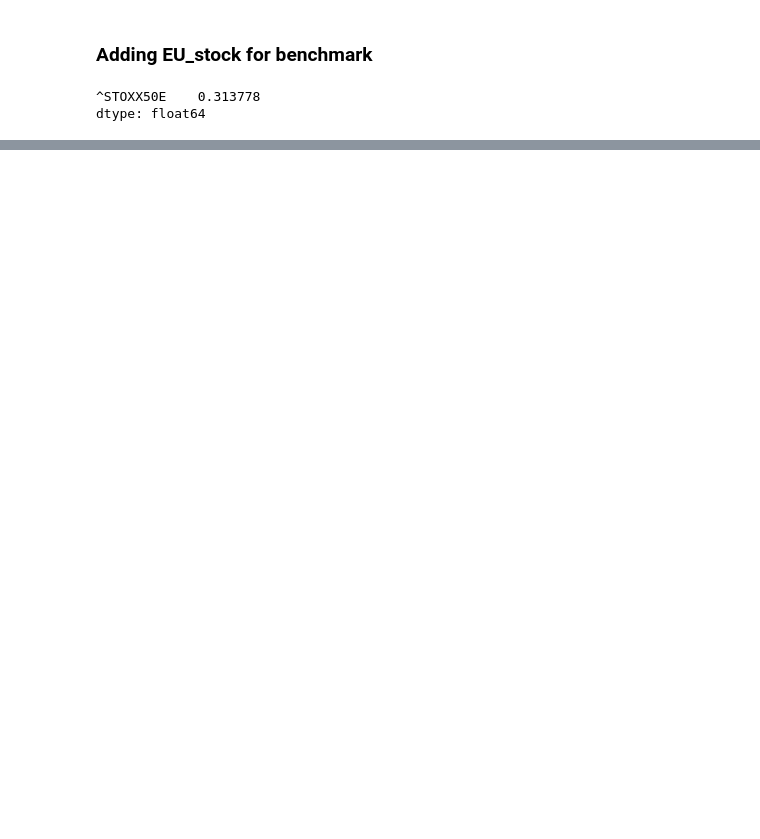
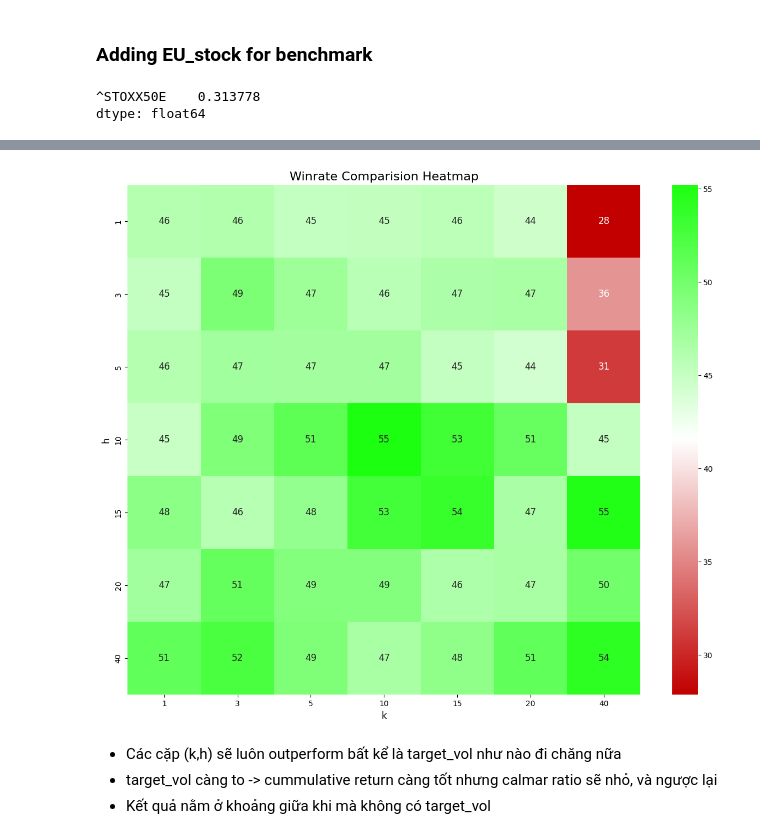
Before and after one commit to NotCodingWell/TSMOM, a Jupyter notebook: analysis.ipynb, the cells around one changed output, grey strips where cells are left out. Drawn from its saved outputs; the diff is of its cells as text; code cells hidden in the pictures; blank space fills up the shorter version.

```diff
--- a/analysis.ipynb
+++ b/analysis.ipynb
@@ -11,3 +15,36 @@ df  = pd.read_csv(FILE_PATH).drop(['Unnamed: 0'], axis = 1).sort_values(by = ['k
+# %%
+def winrate(pnl, signal,h):
+    win_count = lose_count = 0
+    company = pnl.columns
+    for oo in company:
+        flag_h = 0
+        for x in range(0,pnl.shape[1]):
+            if flag_h != 0:
+                flag_h = flag_h - 1
+            if signal[oo].iloc[x] == 1:
+                if pnl[oo].iloc[x + h -1] > 0: win_count = win_count + 1
+                elif pnl[oo].iloc[x + h -1] < 0: lose_count = lose_count + 1
+                flag_h = h - 1
+            elif signal[oo].iloc[x] == -1:
+                if pnl[oo].iloc[x + h -1] < 0: win_count = win_count + 1
+                elif pnl[oo].iloc[x + h -1] > 0: lose_count = lose_count + 1
+                flag_h = h - 1
+    return win_count / (win_count + lose_count) *100
+# %%
+for k in ["01","03","05","10","15","20","40"]:
+    for h in ["01","03","05","10","15","20","40"]:
+        pnl = pd.read_csv("Main File/TSMOM/Data/target_vol = 0.3/pnl/pnl (k = "+ str(k)+ ", h = " + str(h) + ").csv").set_index('Date')
+
+        signal = pd.read_csv("Main File/TSMOM/Data/target_vol = 0.3/signal/signal (k = "+ str(k)+ ", h = " + str(h) + ").csv").set_index('Date')
+
+        temp = winrate(pnl,signal, int(h))
+        try:
+            temp2 = [k,h,temp]
+            stats.loc[len(stats.index)] = temp2
+        except:
+            stats = pd.DataFrame(columns = ["k","h","winrate"])
+            temp2 = [k,h,temp]
+            stats.loc[len(stats.index)] = temp2
 # %%
 def plotting_k_analyst(k):
     # remove sort_value.... for full graph
@@ -249,0 +285,9 @@ create_heatmap(calmar_ratio_df, 'Calmar Ratio')
+# %%
+winrate_ = stats.pivot(index = 'h', columns='k', values='winrate')
+create_heatmap(winrate_, "Winrate Comparision")
+# %% [output]
+[figure, added]
+# %% [markdown]
+* Các cặp (k,h) sẽ luôn outperform bất kể là target_vol như nào đi chăng nữa
+* target_vol càng to -> cummulative return càng tốt nhưng calmar ratio sẽ nhỏ, và ngược lại
+* Kết quả nằm ở khoảng giữa khi mà không có target_vol
```
Also changed, not shown: parts of 6 cells of this notebook, 1 other file.
